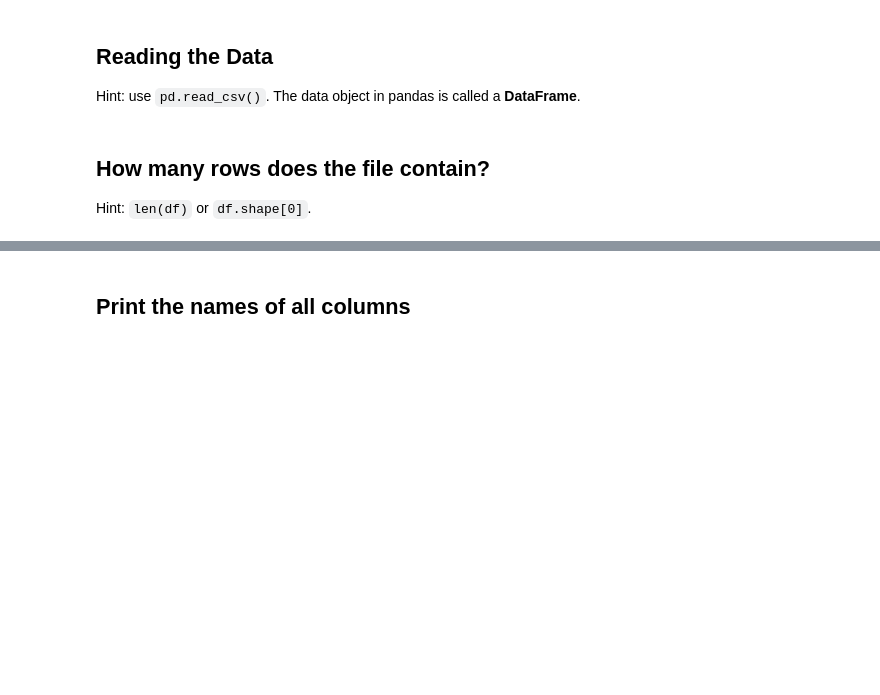
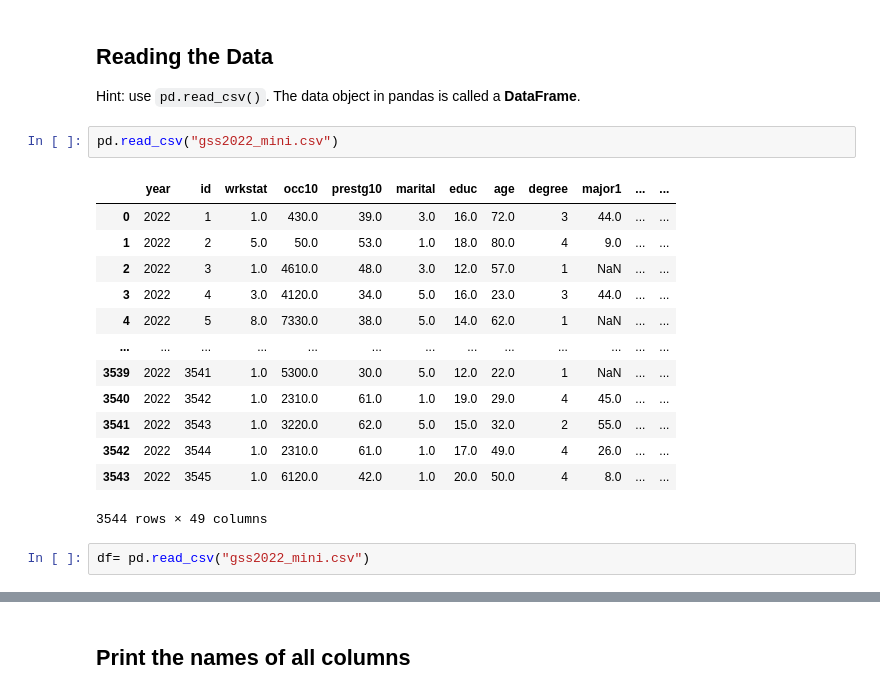
Before and after one commit to Zhao-Yihan123/hs4002labs_2026, a Jupyter notebook: week2/week2_notebook_student.ipynb, the cells around one changed output, grey strips where cells are left out. Drawn from its saved outputs; the diff is of its cells as text; blank space fills up the shorter version.

```diff
--- a/week2/week2_notebook_student.ipynb
+++ b/week2/week2_notebook_student.ipynb
@@ -80,7 +120,21 @@ print(example_str.upper())   # another method, even on a plain string
 ## Reading the Data
 
 Hint: use `pd.read_csv()`. The data object in pandas is called a **DataFrame**.
-# %% [markdown]
-## How many rows does the file contain?
-
-Hint: `len(df)` or `df.shape[0]`.
+# %%
+pd.read_csv("gss2022_mini.csv")
+# %% [output]
+|  | year | id | wrkstat | occ10 | prestg10 | marital | educ | age | degree | major1 | ... | ... |
+| 0 | 2022 | 1 | 1.0 | 430.0 | 39.0 | 3.0 | 16.0 | 72.0 | 3 | 44.0 | ... | ... |
+| 1 | 2022 | 2 | 5.0 | 50.0 | 53.0 | 1.0 | 18.0 | 80.0 | 4 | 9.0 | ... | ... |
+| 2 | 2022 | 3 | 1.0 | 4610.0 | 48.0 | 3.0 | 12.0 | 57.0 | 1 | NaN | ... | ... |
+| 3 | 2022 | 4 | 3.0 | 4120.0 | 34.0 | 5.0 | 16.0 | 23.0 | 3 | 44.0 | ... | ... |
+| 4 | 2022 | 5 | 8.0 | 7330.0 | 38.0 | 5.0 | 14.0 | 62.0 | 1 | NaN | ... | ... |
+| ... | ... | ... | ... | ... | ... | ... | ... | ... | ... | ... | ... | ... |
+| 3539 | 2022 | 3541 | 1.0 | 5300.0 | 30.0 | 5.0 | 12.0 | 22.0 | 1 | NaN | ... | ... |
+| 3540 | 2022 | 3542 | 1.0 | 2310.0 | 61.0 | 1.0 | 19.0 | 29.0 | 4 | 45.0 | ... | ... |
+| 3541 | 2022 | 3543 | 1.0 | 3220.0 | 62.0 | 5.0 | 15.0 | 32.0 | 2 | 55.0 | ... | ... |
+| 3542 | 2022 | 3544 | 1.0 | 2310.0 | 61.0 | 1.0 | 17.0 | 49.0 | 4 | 26.0 | ... | ... |
+| 3543 | 2022 | 3545 | 1.0 | 6120.0 | 42.0 | 1.0 | 20.0 | 50.0 | 4 | 8.0 | ... | ... |
+3544 rows × 49 columns
+# %%
+df= pd.read_csv("gss2022_mini.csv")
```
Also changed, not shown: parts of 25 cells of this notebook.
